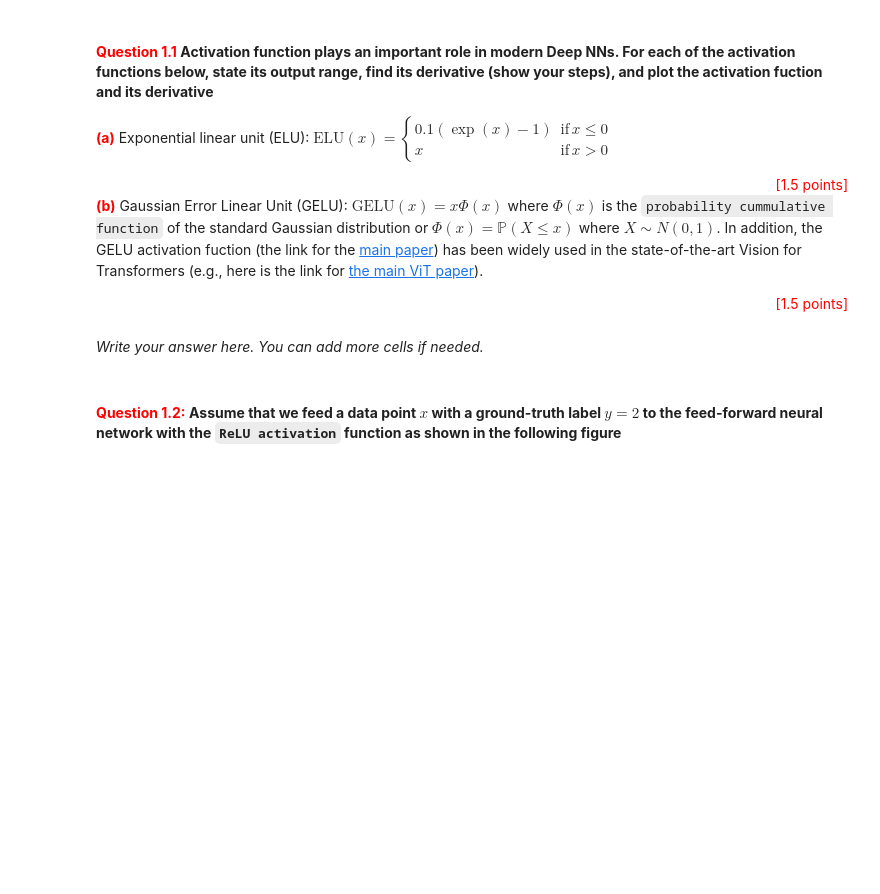
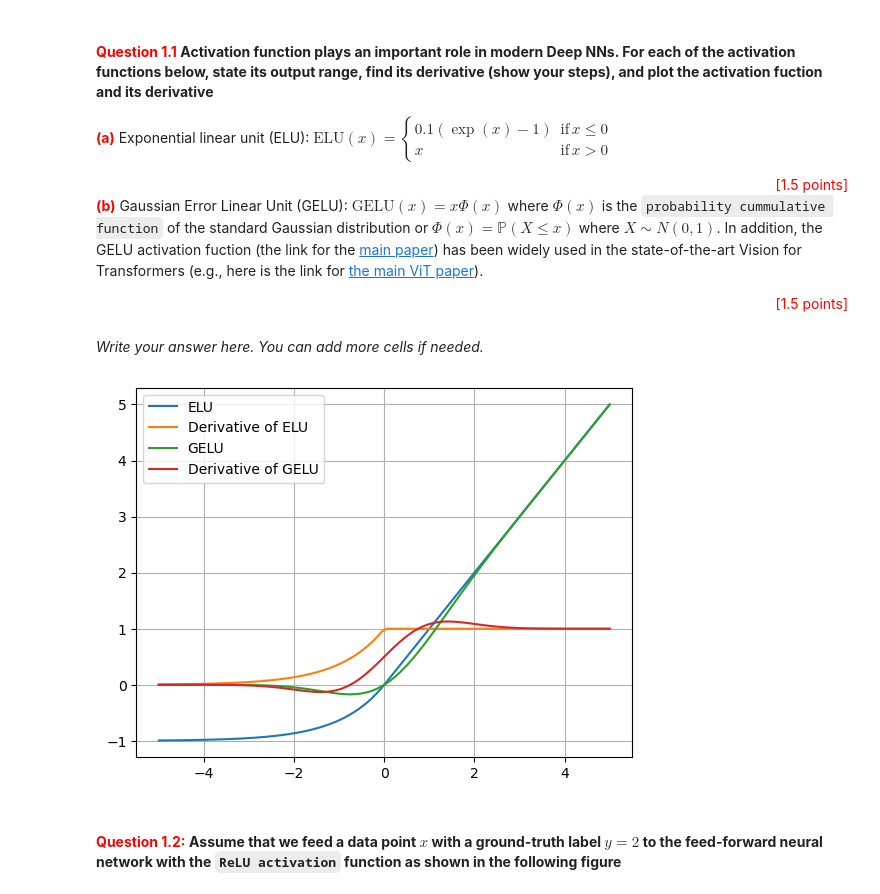
Before and after one commit to Beees835/Deep-Learning, a Jupyter notebook: FIT3181_DeepLearningAssignment1.ipynb, the cells around one changed output. Drawn from its saved outputs; the diff is of its cells as text; code cells hidden in the pictures; blank space fills up the shorter version.

```diff
--- a/FIT3181_DeepLearningAssignment1.ipynb
+++ b/FIT3181_DeepLearningAssignment1.ipynb
@@ -62,6 +62,50 @@ x & \text{if}\,x>0
 <div style="text-align: right"><span style="color:red">[1.5 points]</span></div>
 # %% [markdown]
 *Write your answer here. You can add more cells if needed.*
+# %%
+import torch
+import matplotlib.pyplot as plt
+
+# Create PyTorch tensor
+x = torch.linspace(-5, 5, 100, requires_grad=True)
+
+# Apply ELU activation function
+elu = torch.nn.ELU()
+elu_output = elu(x)
+
+# Calculate derivative of ELU using autograd
+elu_output.backward(torch.ones_like(x))
+elu_derivative = x.grad
+
+# Plot ELU activation function
+plt.plot(x.detach().numpy(), elu_output.detach().numpy(), label='ELU')
+
+# Plot derivative of ELU activation function
+plt.plot(x.detach().numpy(), elu_derivative.detach().numpy(), label='Derivative of ELU')
+
+# Reset gradients
+x.grad.zero_()
+
+# Apply GELU activation function
+gelu = torch.nn.GELU()
+gelu_output = gelu(x)
+
+# Calculate derivative of GELU using autograd
+gelu_output.backward(torch.ones_like(x))
+gelu_derivative = x.grad
+
+# Plot GELU activation function
+plt.plot(x.detach().numpy(), gelu_output.detach().numpy(), label='GELU')
+
+# Plot derivative of GELU activation function
+plt.plot(x.detach().numpy(), gelu_derivative.detach().numpy(), label='Derivative of GELU')
+
+# Display plot
+plt.legend()
+plt.grid(True)
+plt.show()
+# %% [output]
+[figure, added]
 # %% [markdown]
 ####  <span style="color:red">**Question 1.2:**</span> **Assume that we feed a data point $x$ with a ground-truth label $y=2$ to the feed-forward neural network with the `ReLU activation` function as shown in the following figure**
 # %% [markdown]
```
Also changed, not shown: parts of 2 cells of this notebook.
